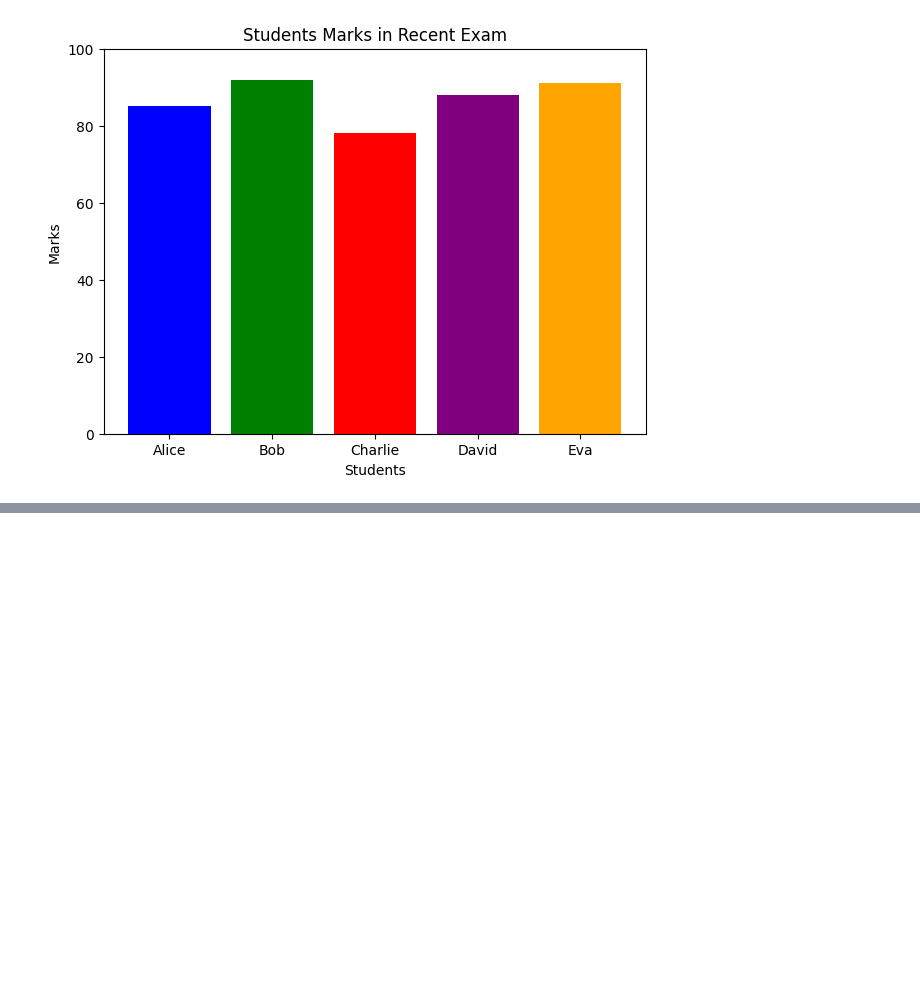
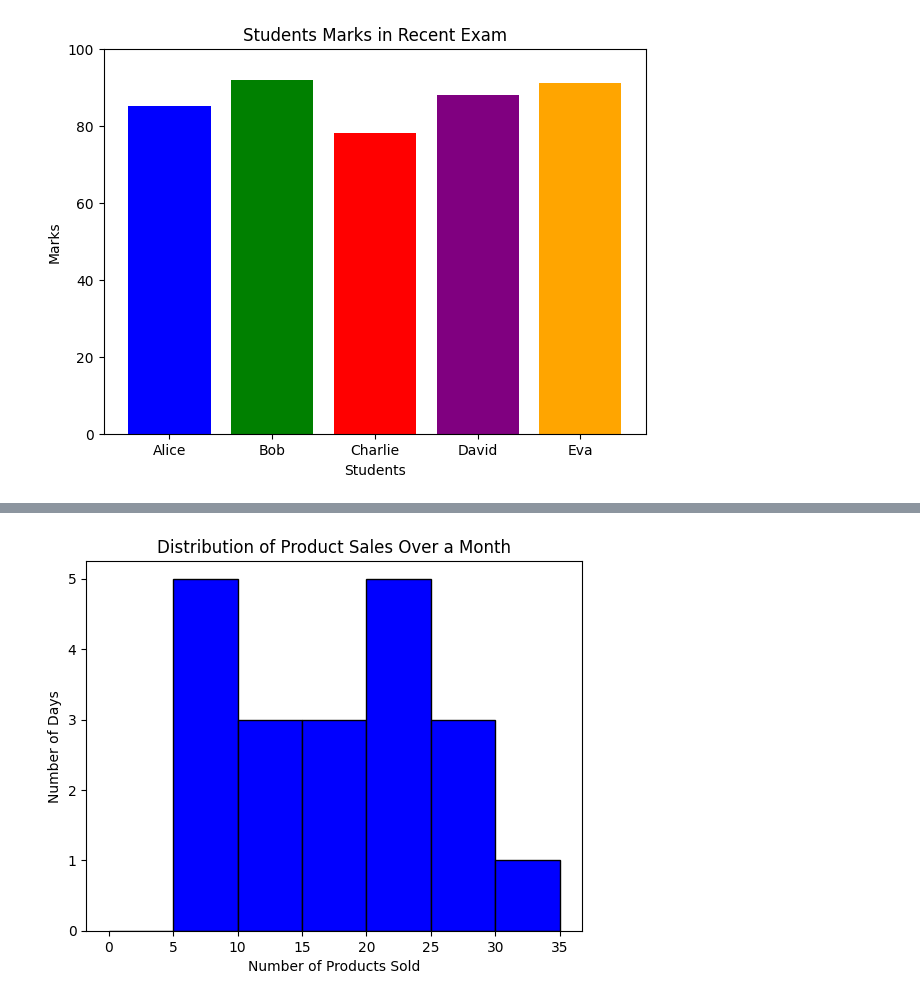
Before and after one commit to Srishti36912/Python_clg, a Jupyter notebook: matplotlib.ipynb, the cells around one changed output, grey strips where cells are left out. Cells and saved outputs as stored; diff of their text form; code cells hidden in the pictures; blank space fills up the shorter version.

```diff
--- a/matplotlib.ipynb
+++ b/matplotlib.ipynb
@@ -300,0 +324,20 @@ plt.show()
+# %%
+import matplotlib.pyplot as plt
+
+# Example data: Number of products sold each day over a month
+product_sales = [5,7,8,6,9,10,12,15,14,18,22,20,19,23,25,30,28,26,24,21]
+
+# Create histogram with 8 bins with specified ranges
+bins = [0,5,10,15,20,25,30,35] # Defining proper range bins
+
+plt.hist(product_sales, bins, color='blue', edgecolor='black')
+
+# Add labels and title
+plt.xlabel('Number of Products Sold')
+plt.ylabel('Number of Days')
+plt.title('Distribution of Product Sales Over a Month')
+
+# Display the plot
+plt.show()
+# %% [output]
+[figure, added]
```
Also changed, not shown: parts of 2 cells of this notebook.
